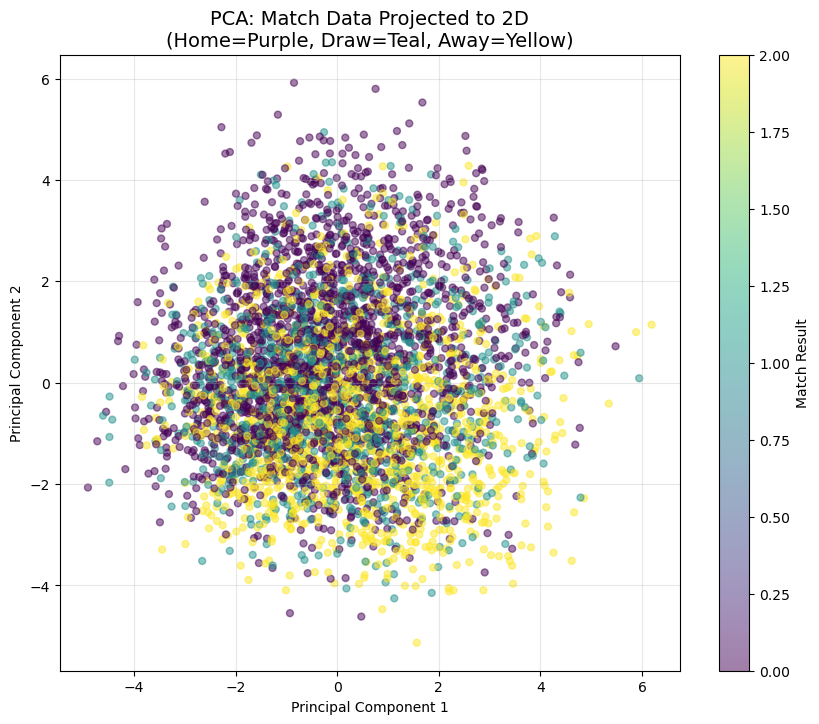
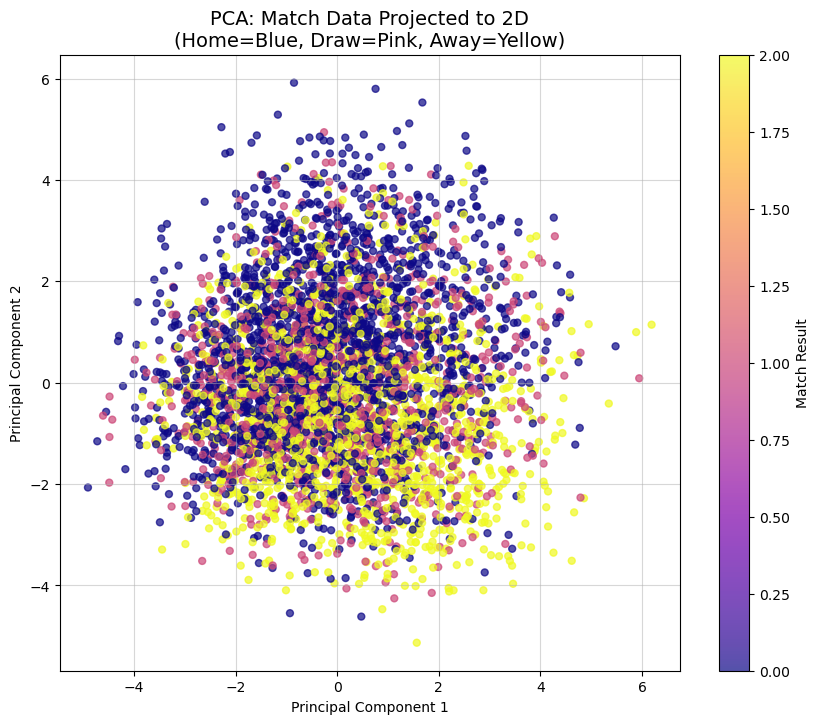
The notebook cell's code change between the first figure and the second:
--- before
+++ after
@@ -1,10 +1,3 @@
-from sklearn.preprocessing import StandardScaler
-from sklearn.decomposition import PCA, KernelPCA
-from sklearn.manifold import Isomap
-import matplotlib.pyplot as plt
-import seaborn as sns
-
-# --- 1. PREPARE DATA ---
-# Define the feature columns (Exclude Date, Teams, Target)
+# Prepping the feature columns (excluding Date, Teams, Target)
 feature_cols = ['HomeElo', 'AwayElo', 
                 'HomeForm', 'AwayForm', 
@@ -17,11 +10,9 @@
 y = final_df['Target']  # 0=Home, 1=Draw, 2=Away
 
-# Check for NaNs (just in case)
-if X.isnull().values.any():
+if X.isnull().values.any(): # check for NaNs
     print("Warning: NaNs found. Filling with mean...")
     X = X.fillna(X.mean())
 
-# --- 2. STANDARDIZATION ---
-# Critical for PCA: Features must be on the same scale (e.g. Elo is 1500, Form is 1.5)
+# Scaling for PCA
 scaler = StandardScaler()
 X_scaled = scaler.fit_transform(X)
@@ -31,14 +22,14 @@
 
 
-# --- 3. PCA ANALYSIS (The "Scree Plot") ---
+# PCA Scree Plot
 pca = PCA()
 X_pca = pca.fit_transform(X_scaled)
 
 # Calculate Cumulative Variance Explained
-cum_var = np.cumsum(pca.explained_variance_ratio_)
+cm_var = np.cumsum(pca.explained_variance_ratio_)
 
 # Plot
 plt.figure(figsize=(10, 6))
-plt.plot(range(1, len(cum_var) + 1), cum_var, marker='o', linestyle='--', color='b')
+plt.plot(range(1, len(cm_var) + 1), cm_var, marker='o', linestyle='--', color='b')
 plt.title('PCA Scree Plot: Cumulative Variance Explained', fontsize=14)
 plt.xlabel('Number of Principal Components')
@@ -50,34 +41,14 @@
 
 # Find exact number of components for 95% variance
-n_components_95 = np.argmax(cum_var >= 0.95) + 1
+n_components_95 = np.argmax(cm_var >= 0.95) + 1 # +1 for index to count
 print(f"Number of components needed to explain 95% variance: {n_components_95}")
 
-
-# --- 4. VISUALIZATION: 2D PROJECTION ---
-# Let's see if the classes separate in 2D space
+# Visualizing 2D Projection
 plt.figure(figsize=(10, 8))
-scatter = plt.scatter(X_pca[:, 0], X_pca[:, 1], c=y, cmap='viridis', alpha=0.5, s=25)
-plt.title(f'PCA: Match Data Projected to 2D\n(Home=Purple, Draw=Teal, Away=Yellow)', fontsize=14)
+scatter = plt.scatter(X_pca[:, 0], X_pca[:, 1], c=y, cmap='plasma', alpha=0.7, s=25)
+plt.title(f'PCA: Match Data Projected to 2D\n(Home=Blue, Draw=Pink, Away=Yellow)', fontsize=14)
 plt.xlabel('Principal Component 1')
 plt.ylabel('Principal Component 2')
 plt.colorbar(scatter, label='Match Result')
-plt.grid(True, alpha=0.3)
+plt.grid(True, alpha=0.5)
 plt.show()
-
-# --- 5. ISOMAP (Non-Linear Manifold - Creativity Check) ---
-# ISOMAP is computationally expensive O(N^2). We will run it on a SAMPLE of the data.
-print("Running ISOMAP on a sample of 1000 points (for visualization only)...")
-sample_idx = np.random.choice(X_scaled.shape[0], 1000, replace=False)
-X_sample = X_scaled[sample_idx]
-y_sample = y.iloc[sample_idx]
-
-iso = Isomap(n_neighbors=15, n_components=2)
-X_iso = iso.fit_transform(X_sample)
-
-plt.figure(figsize=(10, 8))
-scatter_iso = plt.scatter(X_iso[:, 0], X_iso[:, 1], c=y_sample, cmap='viridis', alpha=0.6, s=80)
-plt.title('ISOMAP: Non-Linear Projection (Sampled Data)', fontsize=14)
-plt.xlabel('Isomap Dimension 1')
-plt.ylabel('Isomap Dimension 2')
-plt.colorbar(scatter_iso, label='Match Result')
-plt.show()

Commit: "produced initial models and visualizations""